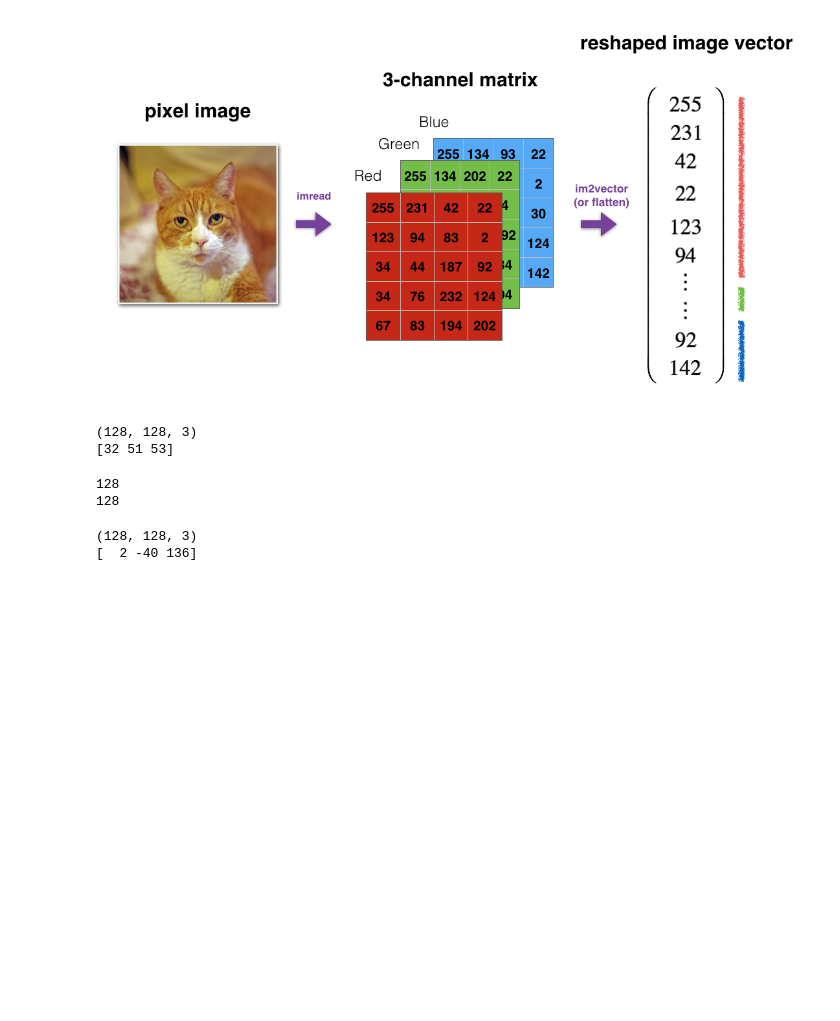
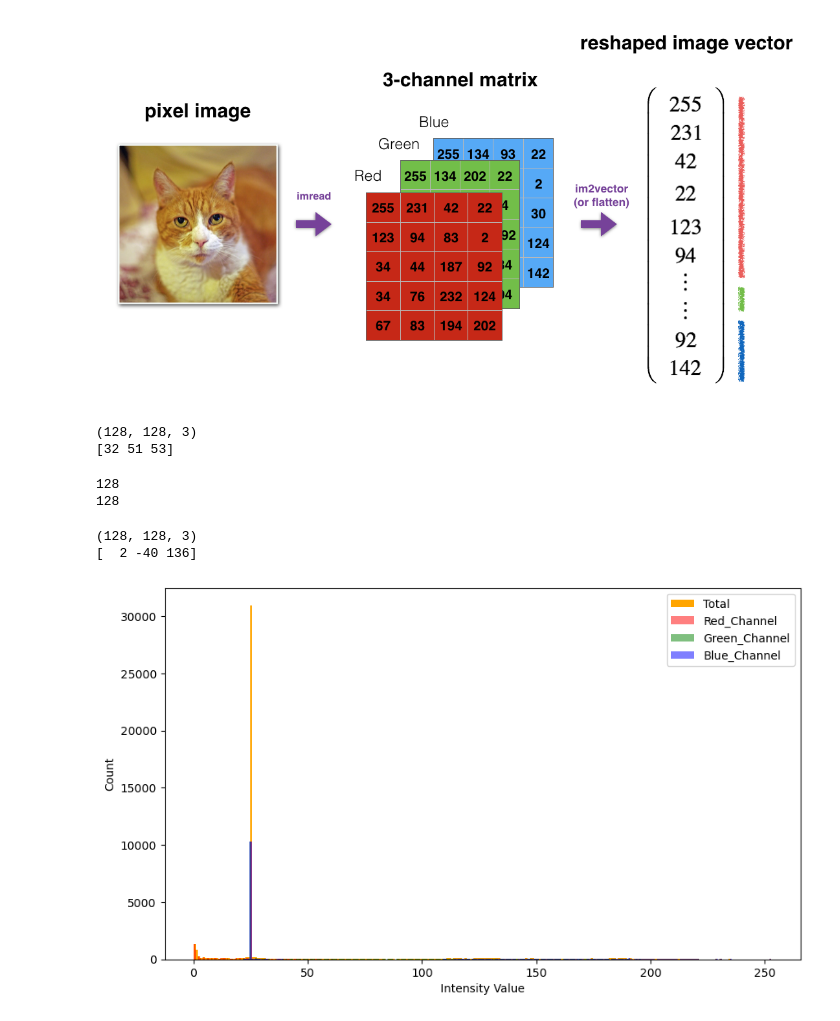
Before and after one commit to thiphan94/TER-Project-2022, a Jupyter notebook: Ter.ipynb, the cells around one changed output. Saved outputs shown, nothing was run; the diff lists cells and outputs as text; code cells hidden in the pictures; blank space fills up the shorter version.

Commit message:
histogram

```diff
--- a/Ter.ipynb
+++ b/Ter.ipynb
@@ -157,3 +157,20 @@ print(new_shape[0][0]) #tester premier pixel d'image avec rg,by,wb
 # %% [output]
 (128, 128, 3)
 [  2 -40 136]
+# %%
+from skimage import io
+import matplotlib.pyplot as plt
+from matplotlib.pyplot import figure
+figure(figsize=(10, 6), dpi=100)
+#image = io.imread('~/Desktop/Lenna.png')
+plt.hist(image.ravel(), bins = 256, color = 'orange', )
+plt.hist(image[:, :, 0].ravel(), bins = 256, color = 'red', alpha = 0.5)
+
+plt.hist(image[:, :, 1].ravel(), bins = 256, color = 'Green', alpha = 0.5)
+plt.hist(image[:, :, 2].ravel(), bins = 256, color = 'Blue', alpha = 0.5)
+plt.xlabel('Intensity Value')
+plt.ylabel('Count')
+plt.legend(['Total', 'Red_Channel', 'Green_Channel', 'Blue_Channel'])
+plt.show()
+# %% [output]
+[figure, added]
```
